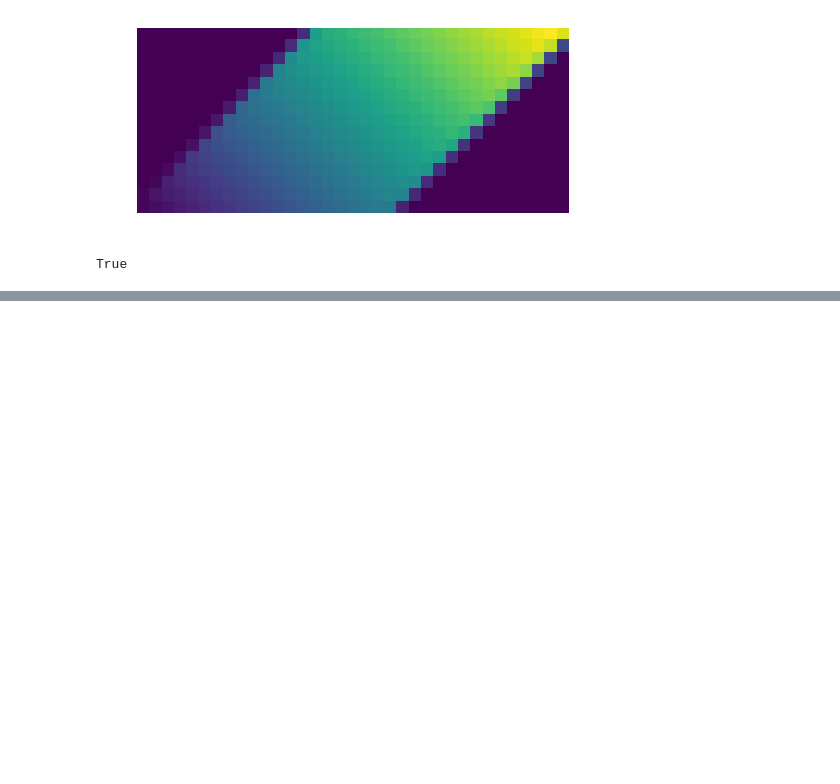
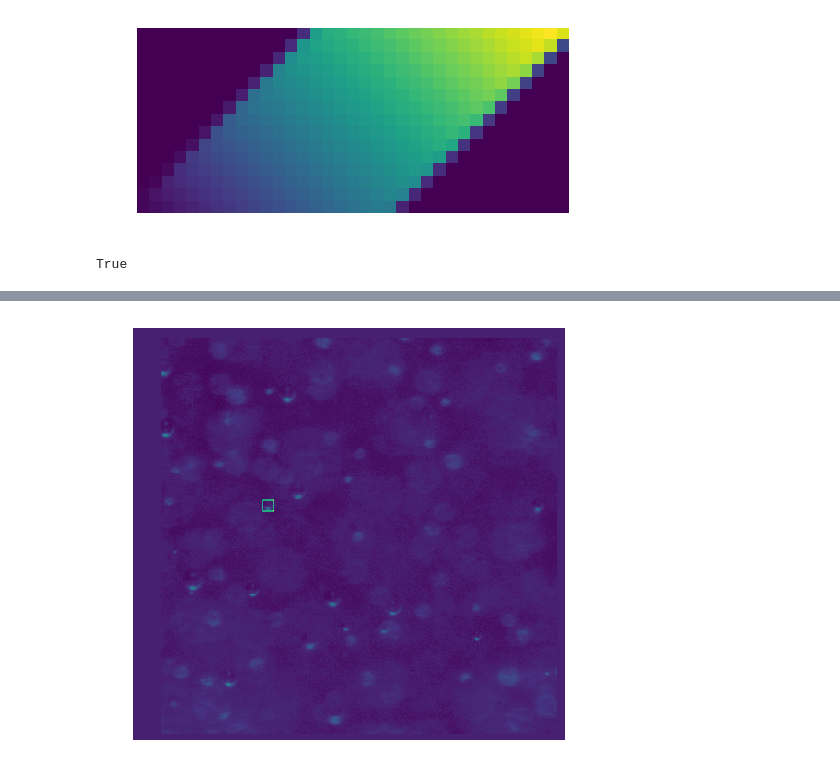
Before and after one commit to zazizizou/gradient_ansatz, a Jupyter notebook: thesis_graphsand_figures.ipynb, the cells around one changed output, grey strips where cells are left out. Drawn from its saved outputs; the diff is of its cells as text; code cells hidden in the pictures; blank space fills up the shorter version.

```diff
--- a/thesis_graphsand_figures.ipynb
+++ b/thesis_graphsand_figures.ipynb
@@ -641,0 +691,9 @@ True
+# %%
+for imname in imlst:
+    gim = cv2.imread(imname, 0)
+    filename = imname.replace(".png", "_COLOR.png")
+    init_figure()
+    plt.imshow(gim[10:-10,:])
+    plt.savefig(filename)
+# %% [output]
+[figure, added]
```
Also changed, not shown: parts of 9 cells of this notebook, 1 other file.
